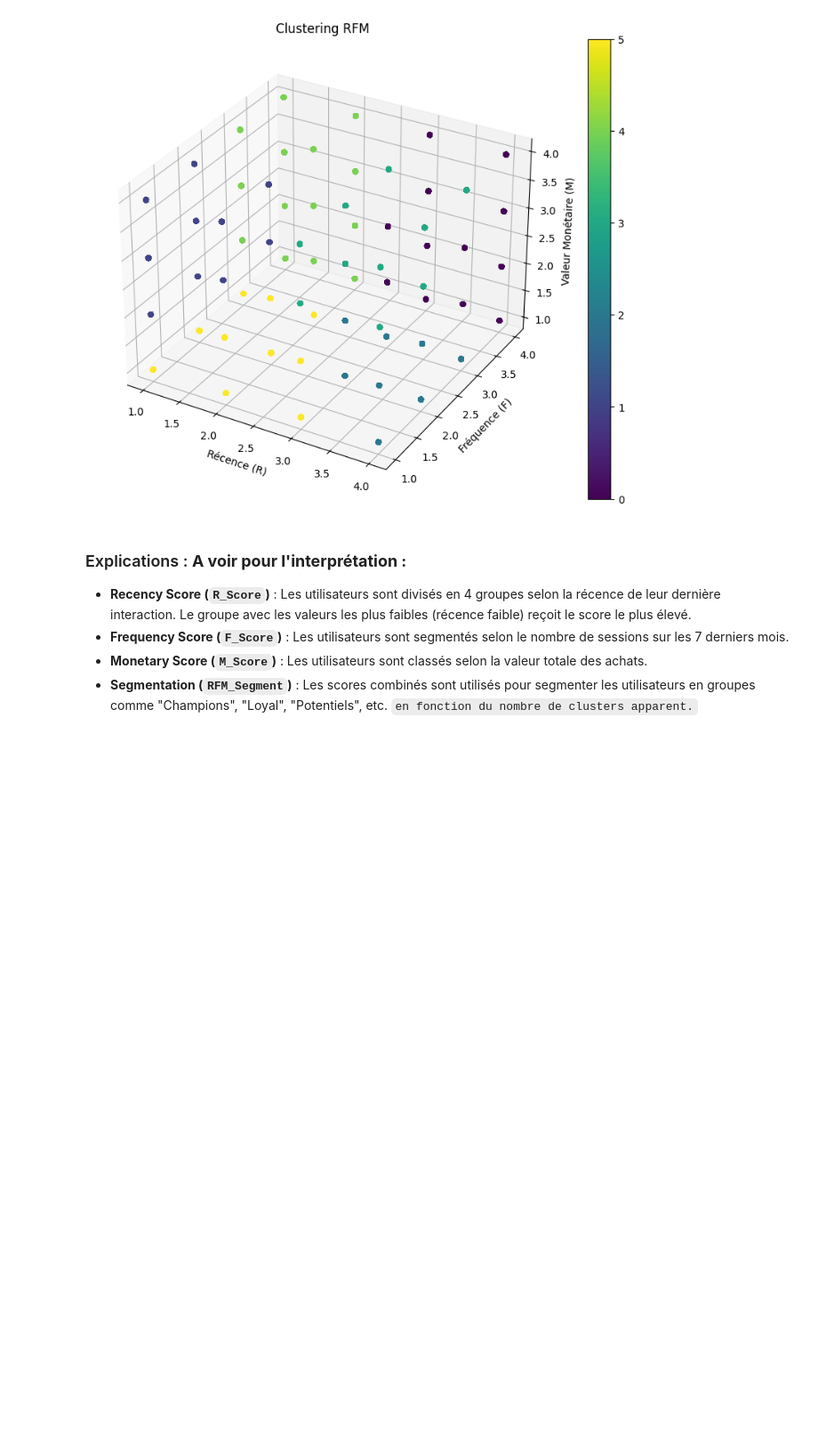
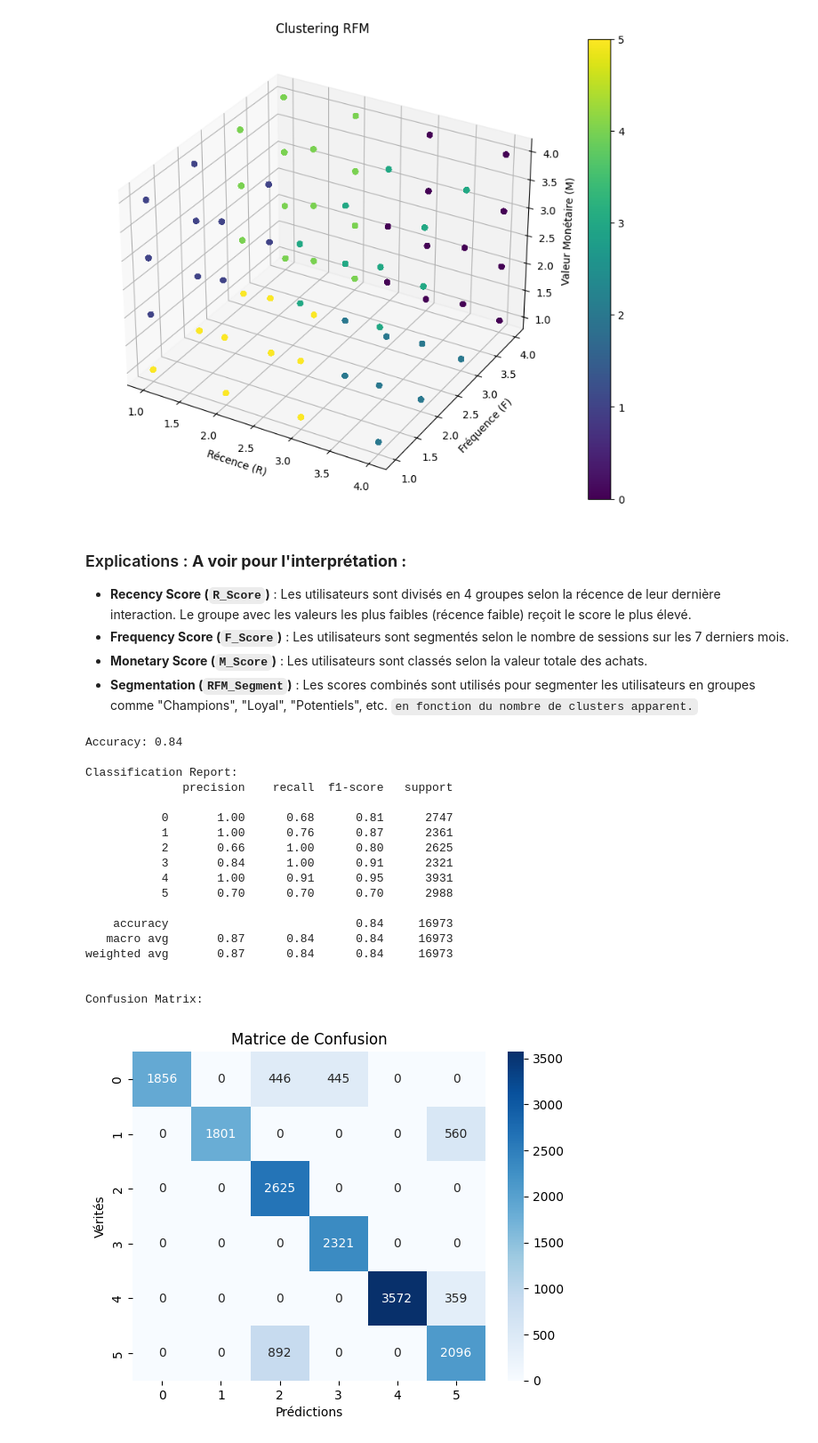
Before and after one commit to EricIrjam/e-amazing, a Jupyter notebook: RFM.ipynb, the cells around one changed output. Shown: that part at 89% size. Saved outputs shown, nothing was run; the diff lists cells and outputs as text; code cells hidden in the pictures; blank space fills up the shorter version.

Commit message:
tree_decision

```diff
--- a/RFM.ipynb
+++ b/RFM.ipynb
@@ -111,0 +222,50 @@ plt.show()
+# %%
+# Séparation des données et de la cible pour le modèle de classification
+X = df[['R_Score', 'F_Score', 'M_Score']]  # Caractéristiques RFM
+y = df['cluster']  # Cible : cluster attribué
+
+# Division des données en ensembles d'entraînement et de test
+data_train, data_test, target_train, target_test = train_test_split(X, y, test_size=0.2, random_state=42)
+
+# Création et entraînement du modèle Decision Tree
+tree = DecisionTreeClassifier(max_depth=3, random_state=42)
+tree.fit(data_train, target_train)
+
+# Prédiction sur l'ensemble de test
+predictions = tree.predict(data_test)
+
+# Évaluation du modèle
+accuracy = accuracy_score(target_test, predictions)
+print(f"Accuracy: {accuracy:.2f}")
+
+# Afficher le rapport de classification et la matrice de confusion
+print("\nClassification Report:")
+print(classification_report(target_test, predictions))
+
+print("\nConfusion Matrix:")
+conf_matrix = confusion_matrix(target_test, predictions)
+sns.heatmap(conf_matrix, annot=True, fmt='d', cmap='Blues')
+plt.title('Matrice de Confusion')
+plt.xlabel('Prédictions')
+plt.ylabel('Vérités')
+plt.show()
+# %% [output]
+Accuracy: 0.84
+
+Classification Report:
+              precision    recall  f1-score   support
+
+           0       1.00      0.68      0.81      2747
+           1       1.00      0.76      0.87      2361
+           2       0.66      1.00      0.80      2625
+           3       0.84      1.00      0.91      2321
+           4       1.00      0.91      0.95      3931
+           5       0.70      0.70      0.70      2988
+
+    accuracy                           0.84     16973
+   macro avg       0.87      0.84      0.84     16973
+weighted avg       0.87      0.84      0.84     16973
+
+
+Confusion Matrix:
+[figure, added]
```
Also changed, not shown: parts of 3 cells of this notebook, 1 other file.
